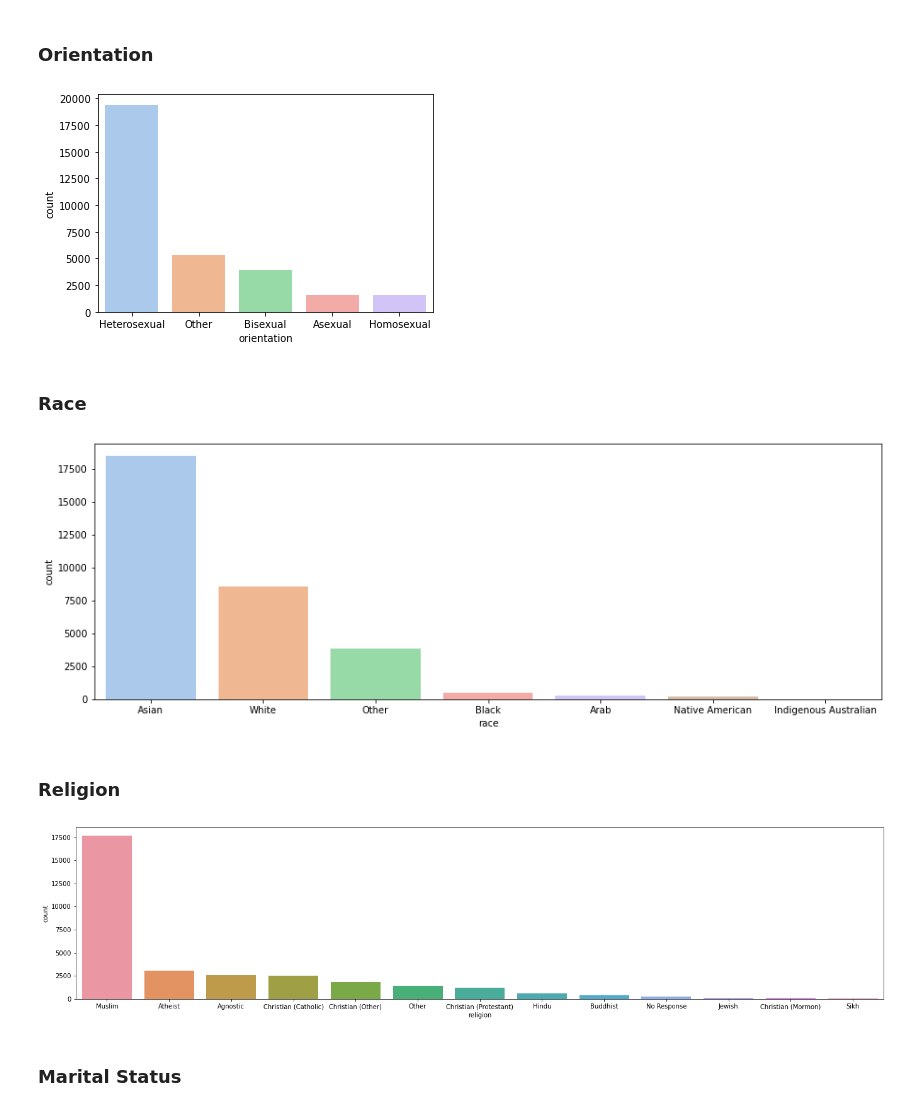
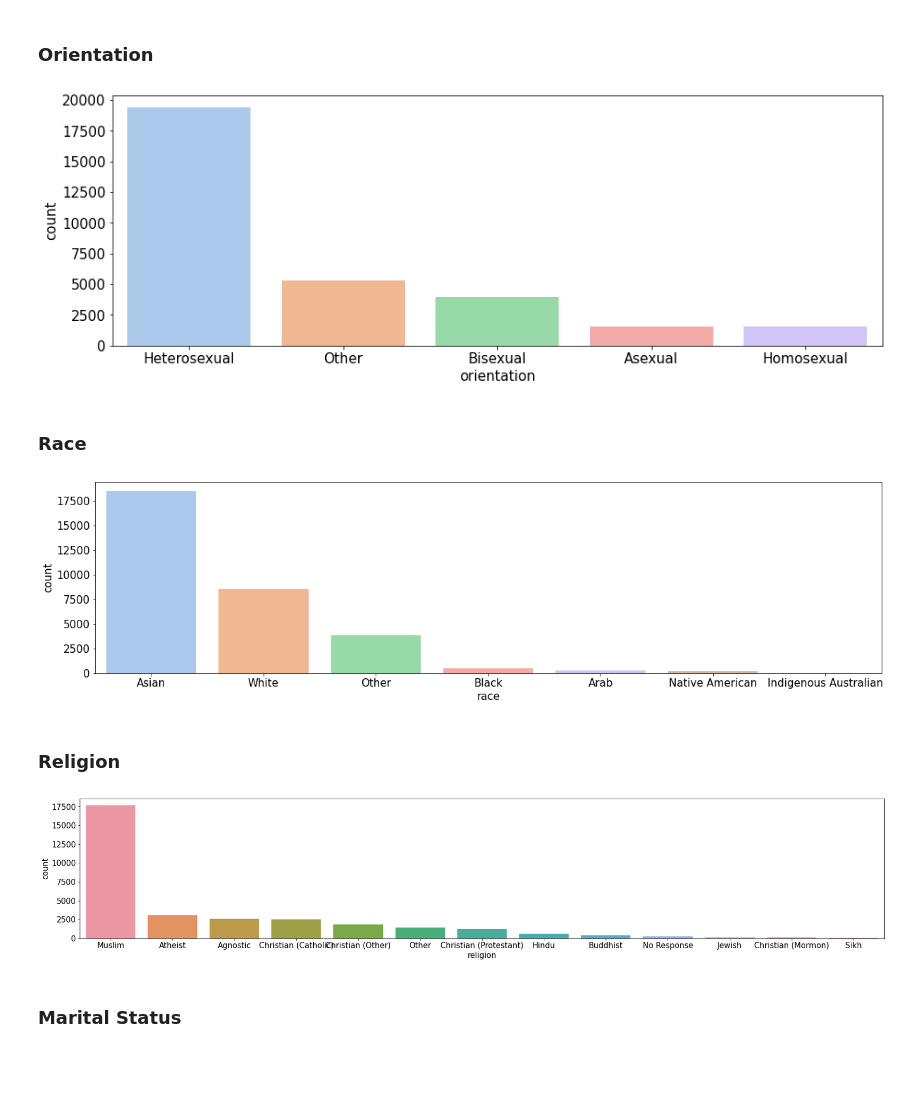
Before and after one commit to freyjagarner/D214, a Jupyter notebook: Untitled.ipynb, the cells around one changed output. Drawn from its saved outputs; the diff is of its cells as text; code cells hidden in the pictures; blank space fills up the shorter version.

```diff
--- a/Untitled.ipynb
+++ b/Untitled.ipynb
@@ -857,2 +860,16 @@ plt.show()
 # %% [markdown]
 ### Urban
+# %%
+# list of education possibilities in order
+urbans = ['Urban', 'Suburban', 'Rural', 'No Response']
+
+urb_freqs = train.urban.value_counts(normalize=True) * 100
+
+plt.rcParams.update({'font.size': 12})
+plt.figure(figsize=(20, 3))
+ax = sns.barplot(x=urb_freqs.index, y=urb_freqs, order=urbans)
+ax.set(xlabel='Respondent Childhood Locations', ylabel='Percentage of Respondents',  title='Respondent Childhood Location Type')
+ax.bar_label(ax.containers[0], label_type='edge',fmt='%.1f%%')
+ax.margins(y=0.15)
+
+plt.show()
@@ -908,0 +904,14 @@ plt.show()
+# %%
+def age_cat(x):
+    if train['age'] < 20:
+        val = 'Under 20'
+    elif train['age'] < 30:
+        val = '20-29'
+    elif train['age'] < 40:
+        val = '30-39'
+    else:
+        val = '40+'
+    return val
+
+#create new column 'Good' using the function above
+train['age_cat'] = train.apply(age_cat)
@@ -908,0 +920,14 @@ plt.show()
+# %%
+# create a list of our conditions
+conditions = [
+    ,
+    (train[''] >= 20) & (train['age'] < 30),
+    (train['age'] >= 30) & (train['age'] < 40),
+    (train['age'] >= 40)
+    ]
+
+# create a list of the values we want to assign for each condition
+values = [, , , '40+']
+
+# create a new column and use np.select to assign values to it using our lists as arguments
+train['age_cat'] = train['Is_eligible'].map({True: 'Yes', False: 'No'})
@@ -917,26 +944,27 @@ plt.show()
 # %% [markdown]
 ### Orientation
 # %%
+plt.figure(figsize=(15, 5))
 sns.countplot(train.orientation, order=train.orientation.value_counts().iloc[:].index)
 plt.show()
 # %% [output]
-[figure, old version]
+[figure, new version]
 # %% [markdown]
 ### Race
 # %%
-plt.figure(figsize=(15, 5))
+plt.figure(figsize=(20, 5))
 sns.countplot(train.race, order=train.race.value_counts().iloc[:].index)
 plt.show()
 # %% [output]
-[figure, old version]
+[figure, new version]
 # %% [markdown]
 ### Religion
 # %%
-plt.figure(figsize=(23, 5))
+plt.figure(figsize=(28, 5))
 sns.countplot(train.religion, order=train.religion.value_counts().iloc[:].index)
 plt.show()
 # %% [output]
-[figure, old version]
+[figure, new version]
 # %% [markdown]
 ### Marital Status
 # %%
```
Also changed, not shown: parts of 42 cells of this notebook.
